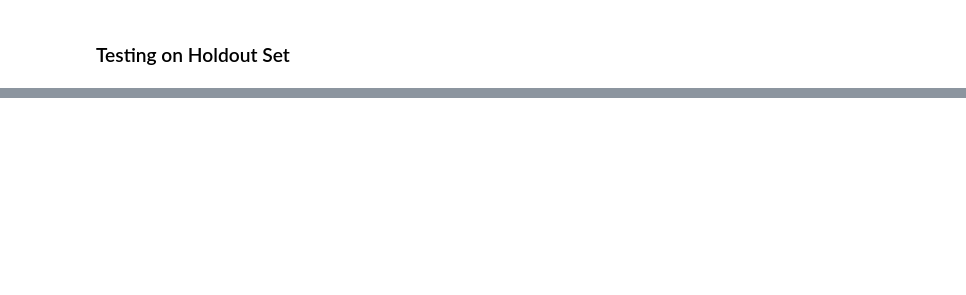
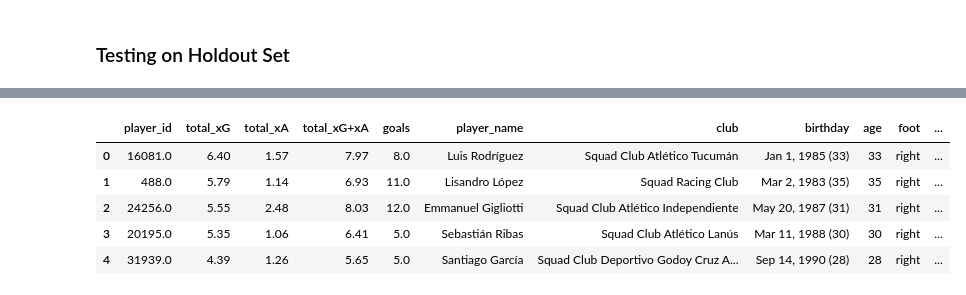
Before and after one commit to d-v-dlee/super_liga_xg, a Jupyter notebook: _new_shot_model.ipynb, the cells around one changed output, grey strips where cells are left out. Cells and saved outputs as stored; diff of their text form; code cells hidden in the pictures; blank space fills up the shorter version.

```diff
--- a/_new_shot_model.ipynb
+++ b/_new_shot_model.ipynb
@@ -371,0 +407,7 @@ XGBoost Log Loss 0.3214137939982973
+# %%
+columns = ['shot_distance', 'shot_angle', 'assisted_shot', 'is_penalty_attempt']
+# %%
+p_random_forest = rf_model.predict_proba(model_ready_df[columns])
+p_gradient_boost =  gb_model.predict_proba(model_ready_df[columns])
+p_xgboost = xgb_model.predict_proba(model_ready_df[columns])
+p_ensemble = (p_random_forest + p_gradient_boost + p_xgboost) / 3
@@ -371,0 +419,12 @@ XGBoost Log Loss 0.3214137939982973
+# %%
+rf_xg = create_xG_df(model_ready_df, shots_df['is_goal'], p_random_forest)
+rf_contributions = create_summed_xG_df(rf_xg)
+
+gb_xg = create_xG_df(model_ready_df, shots_df['is_goal'], p_gradient_boost)
+gb_contributions = create_summed_xG_df(gb_xg)
+
+xgb_xg = create_xG_df(model_ready_df, shots_df['is_goal'], p_xgboost)
+xgb_contributions = create_summed_xG_df(xgb_xg)
+
+ensemble_xg = create_xG_df(model_ready_df, shots_df['is_goal'], p_ensemble)
+ensemble_contributions = create_summed_xG_df(ensemble_xg)
@@ -371,0 +467,14 @@ XGBoost Log Loss 0.3214137939982973
+# %%
+rf_sl = pd.merge(rf_contributions, final_df, on=['player_id'])
+gb_sl = pd.merge(gb_contributions, final_df, on=['player_id'])
+xgb_sl = pd.merge(xgb_contributions, final_df, on=['player_id'])
+ens_sl = pd.merge(ensemble_contributions, final_df, on=['player_id'])
+# %%
+rf_sl.head()
+# %% [output]
+|  | player_id | total_xG | total_xA | total_xG+xA | goals | player_name | club | birthday | age | foot | ... |
+| 0 | 16081.0 | 6.40 | 1.57 | 7.97 | 8.0 | Luis Rodríguez | Squad Club Atlético Tucumán | Jan 1, 1985 (33) | 33 | right | ... |
+| 1 | 488.0 | 5.79 | 1.14 | 6.93 | 11.0 | Lisandro López | Squad Racing Club | Mar 2, 1983 (35) | 35 | right | ... |
+| 2 | 24256.0 | 5.55 | 2.48 | 8.03 | 12.0 | Emmanuel Gigliotti | Squad Club Atlético Independiente | May 20, 1987 (31) | 31 | right | ... |
+| 3 | 20195.0 | 5.35 | 1.06 | 6.41 | 5.0 | Sebastián Ribas | Squad Club Atlético Lanús | Mar 11, 1988 (30) | 30 | right | ... |
+| 4 | 31939.0 | 4.39 | 1.26 | 5.65 | 5.0 | Santiago García | Squad Club Deportivo Godoy Cruz A... | Sep 14, 1990 (28) | 28 | right | ... |
```
Also changed, not shown: parts of 30 cells of this notebook, 3 other files.
